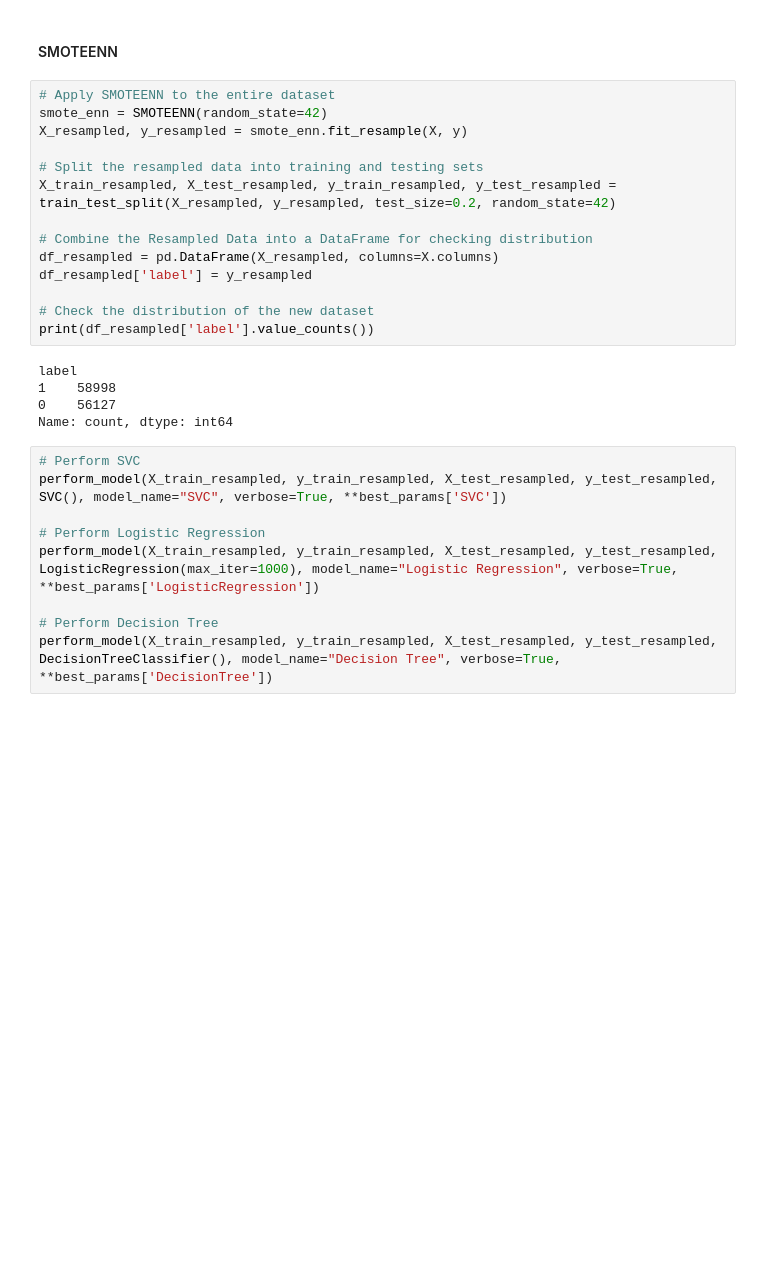
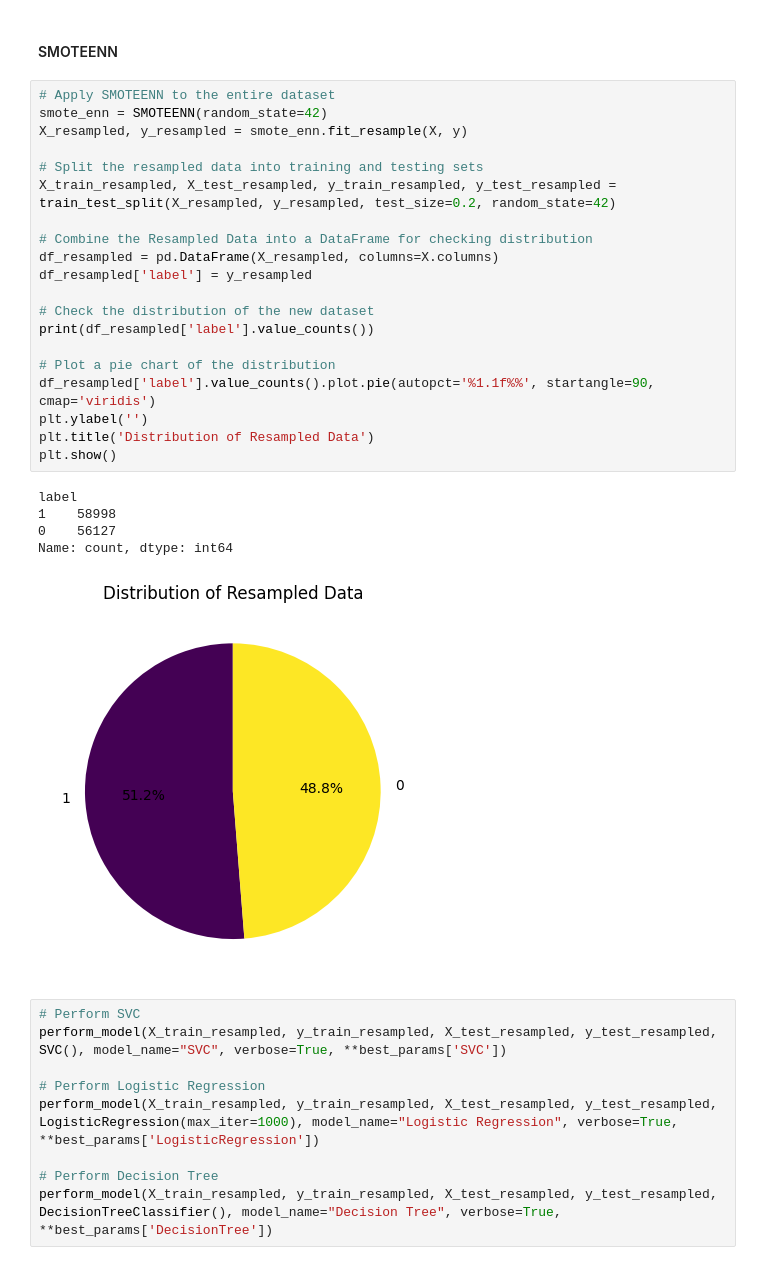
Before and after one commit to Heisenberg-2207/DA5401, a Jupyter notebook: Aniket/assignment7/assignment7.ipynb, the cells around one changed output. Cells and saved outputs as stored; diff of their text form; blank space fills up the shorter version.

```diff
--- a/Aniket/assignment7/assignment7.ipynb
+++ b/Aniket/assignment7/assignment7.ipynb
@@ -270,22 +336,29 @@ weighted avg       0.97      0.97      0.97     23600
 # %%
 # Apply SMOTEENN to the entire dataset
 smote_enn = SMOTEENN(random_state=42)
 X_resampled, y_resampled = smote_enn.fit_resample(X, y)
 
 # Split the resampled data into training and testing sets
 X_train_resampled, X_test_resampled, y_train_resampled, y_test_resampled = train_test_split(X_resampled, y_resampled, test_size=0.2, random_state=42)
 
 # Combine the Resampled Data into a DataFrame for checking distribution
 df_resampled = pd.DataFrame(X_resampled, columns=X.columns)
 df_resampled['label'] = y_resampled
 
 # Check the distribution of the new dataset
 print(df_resampled['label'].value_counts())
+
+# Plot a pie chart of the distribution
+df_resampled['label'].value_counts().plot.pie(autopct='%1.1f%%', startangle=90, cmap='viridis')
+plt.ylabel('')
+plt.title('Distribution of Resampled Data')
+plt.show()
 # %% [output]
 label
 1    58998
 0    56127
 Name: count, dtype: int64
+[figure, added]
 # %%
 # Perform SVC
 perform_model(X_train_resampled, y_train_resampled, X_test_resampled, y_test_resampled, SVC(), model_name="SVC", verbose=True, **best_params['SVC'])
```
Also changed, not shown: parts of 7 cells of this notebook.
